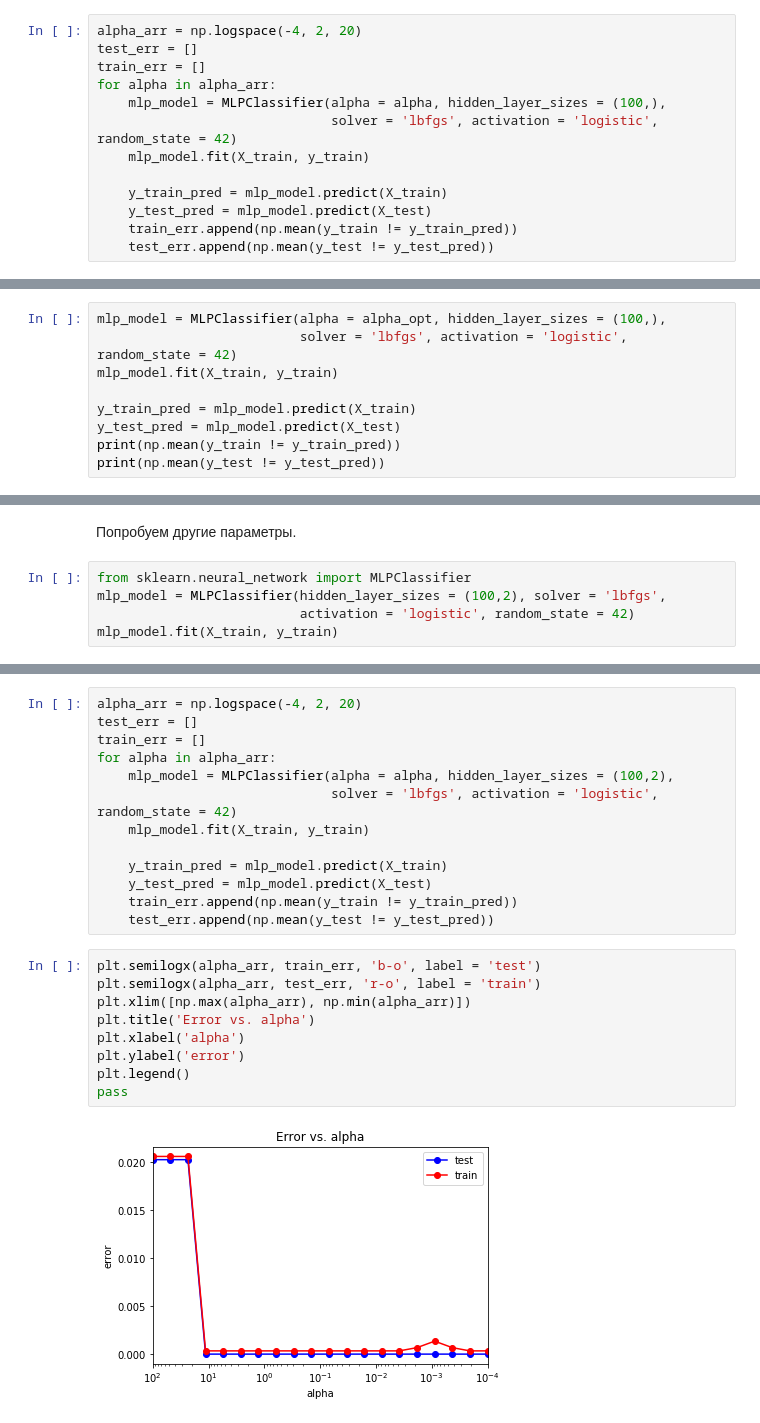
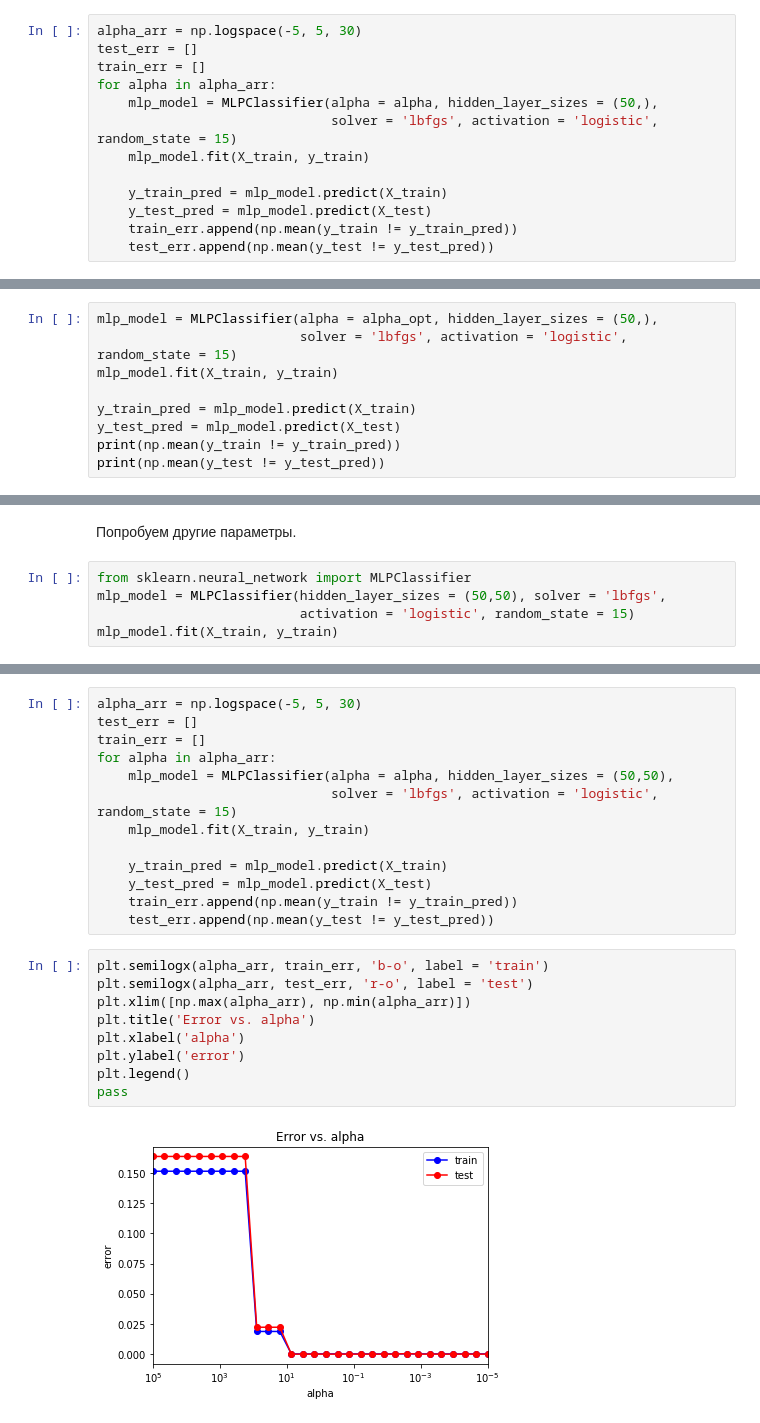
Before and after one commit to NovozhilovaA/Machine_Learning_Building_Permits, a Jupyter notebook: Building_Permits_with_neural_network.ipynb, the cells around one changed output, grey strips where cells are left out. Saved outputs shown, nothing was run; the diff lists cells and outputs as text.

```diff
--- a/Building_Permits_with_neural_network.ipynb
+++ b/Building_Permits_with_neural_network.ipynb
@@ -647,12 +652,12 @@ print(alpha_arr)
 # %% [markdown]
 Подберем оптимальное значение параметра регуляризации `alpha`
 # %%
-alpha_arr = np.logspace(-4, 2, 20)
+alpha_arr = np.logspace(-5, 5, 30)
 test_err = []
 train_err = []
 for alpha in alpha_arr:
-    mlp_model = MLPClassifier(alpha = alpha, hidden_layer_sizes = (100,),
-                              solver = 'lbfgs', activation = 'logistic', random_state = 42)
+    mlp_model = MLPClassifier(alpha = alpha, hidden_layer_sizes = (50,),
+                              solver = 'lbfgs', activation = 'logistic', random_state = 15)
     mlp_model.fit(X_train, y_train)
 
     y_train_pred = mlp_model.predict(X_train)
@@ -692,8 +695,8 @@ alpha_opt = alpha_opt[0]
 # %% [markdown]
 Повторим обучение.
 # %%
-mlp_model = MLPClassifier(alpha = alpha_opt, hidden_layer_sizes = (100,),
-                          solver = 'lbfgs', activation = 'logistic', random_state = 42)
+mlp_model = MLPClassifier(alpha = alpha_opt, hidden_layer_sizes = (50,),
+                          solver = 'lbfgs', activation = 'logistic', random_state = 15)
 mlp_model.fit(X_train, y_train)
 
 y_train_pred = mlp_model.predict(X_train)
@@ -742,8 +745,8 @@ weighted avg       1.00      1.00      1.00      2965
 Попробуем другие параметры.
 # %%
 from sklearn.neural_network import MLPClassifier
-mlp_model = MLPClassifier(hidden_layer_sizes = (100,2), solver = 'lbfgs',
-                          activation = 'logistic', random_state = 42)
+mlp_model = MLPClassifier(hidden_layer_sizes = (50,50), solver = 'lbfgs',
+                          activation = 'logistic', random_state = 15)
 mlp_model.fit(X_train, y_train)
 # %% [output]
 MLPClassifier(activation='logistic', alpha=0.0001, batch_size='auto',
@@ -770,10 +773,10 @@ print(1 - mlp_model.score(X_test, y_test))
 # %%
-alpha_arr = np.logspace(-4, 2, 20)
+alpha_arr = np.logspace(-5, 5, 30)
 test_err = []
 train_err = []
 for alpha in alpha_arr:
-    mlp_model = MLPClassifier(alpha = alpha, hidden_layer_sizes = (100,2),
-                              solver = 'lbfgs', activation = 'logistic', random_state = 42)
+    mlp_model = MLPClassifier(alpha = alpha, hidden_layer_sizes = (50,50),
+                              solver = 'lbfgs', activation = 'logistic', random_state = 15)
     mlp_model.fit(X_train, y_train)
 
     y_train_pred = mlp_model.predict(X_train)
@@ -781,16 +784,16 @@ for alpha in alpha_arr:
     train_err.append(np.mean(y_train != y_train_pred))
     test_err.append(np.mean(y_test != y_test_pred))
 # %%
-plt.semilogx(alpha_arr, train_err, 'b-o', label = 'test')
-plt.semilogx(alpha_arr, test_err, 'r-o', label = 'train')
+plt.semilogx(alpha_arr, train_err, 'b-o', label = 'train')
+plt.semilogx(alpha_arr, test_err, 'r-o', label = 'test')
 plt.xlim([np.max(alpha_arr), np.min(alpha_arr)])
 plt.title('Error vs. alpha')
 plt.xlabel('alpha')
 plt.ylabel('error')
 plt.legend()
 pass
 # %% [output]
-[figure, old version]
+[figure, new version]
 # %%
 min_train_err = np.min(train_err)
 min_test_err = np.min(test_err)
```
Also changed, not shown: parts of 41 cells of this notebook.
